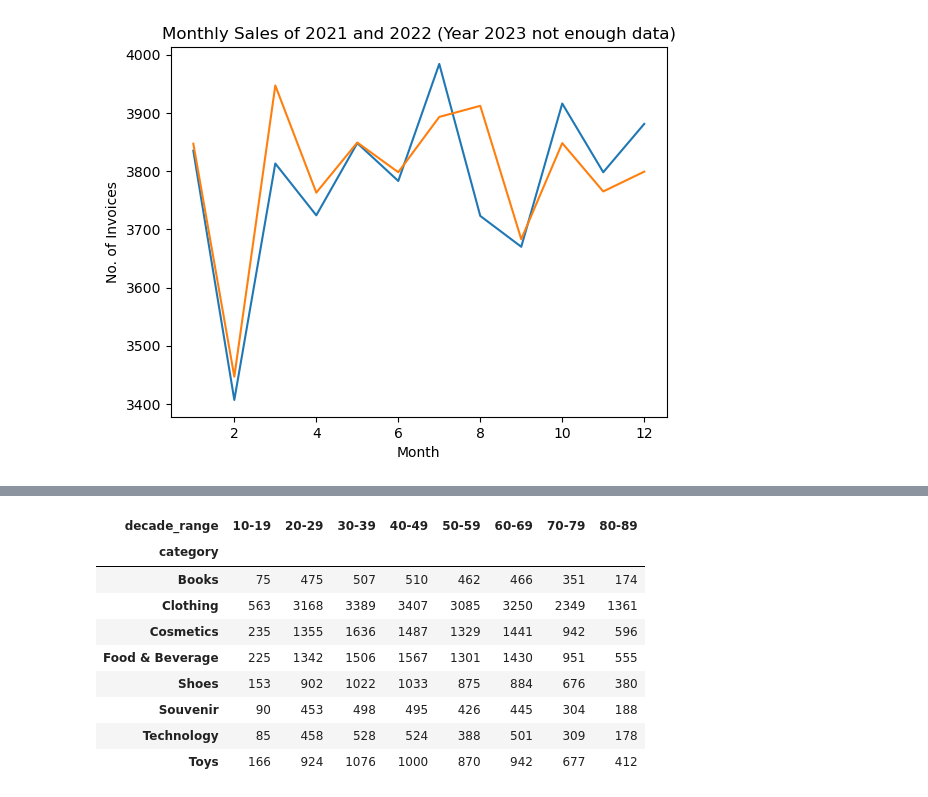
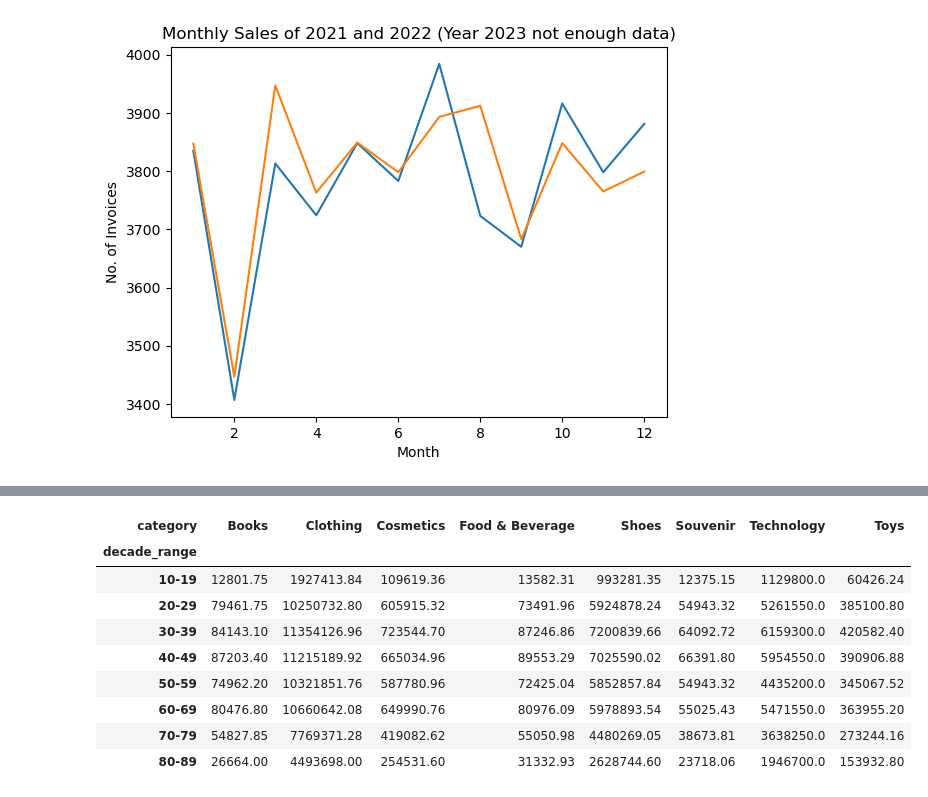
Before and after one commit to RenzOlav/ITM, a Jupyter notebook: sales-data.ipynb, the cells around one changed output, grey strips where cells are left out. Cells and saved outputs as stored; diff of their text form; code cells hidden in the pictures.

```diff
--- a/sales-data.ipynb
+++ b/sales-data.ipynb
@@ -170,23 +171,24 @@ lamesa
 # %%
+# Using sum
 new_df = df3[['revenue','category','age']].copy()
 
 new_df = new_df.dropna()
 
 new_df['decade_range'] = new_df['age'].apply(lambda x: str(int(x//10*10))+"-"+str(int(x//10*10+9)) if x != None else x)
 
 table = pd.pivot_table(new_df, values='revenue', index=['category'],
-                       columns=['decade_range'], aggfunc=len)
+                       columns=['decade_range'], aggfunc=np.sum)
 
 
-table
+table.transpose()
 # %% [output]
-| decade_range | 10-19 | 20-29 | 30-39 | 40-49 | 50-59 | 60-69 | 70-79 | 80-89 |
-| category |  |  |  |  |  |  |  |  |
-| Books | 75 | 475 | 507 | 510 | 462 | 466 | 351 | 174 |
-| Clothing | 563 | 3168 | 3389 | 3407 | 3085 | 3250 | 2349 | 1361 |
-| Cosmetics | 235 | 1355 | 1636 | 1487 | 1329 | 1441 | 942 | 596 |
-| Food & Beverage | 225 | 1342 | 1506 | 1567 | 1301 | 1430 | 951 | 555 |
-| Shoes | 153 | 902 | 1022 | 1033 | 875 | 884 | 676 | 380 |
-| Souvenir | 90 | 453 | 498 | 495 | 426 | 445 | 304 | 188 |
-| Technology | 85 | 458 | 528 | 524 | 388 | 501 | 309 | 178 |
-| Toys | 166 | 924 | 1076 | 1000 | 870 | 942 | 677 | 412 |
+| category | Books | Clothing | Cosmetics | Food & Beverage | Shoes | Souvenir | Technology | Toys |
+| decade_range |  |  |  |  |  |  |  |  |
+| 10-19 | 12801.75 | 1927413.84 | 109619.36 | 13582.31 | 993281.35 | 12375.15 | 1129800.0 | 60426.24 |
+| 20-29 | 79461.75 | 10250732.80 | 605915.32 | 73491.96 | 5924878.24 | 54943.32 | 5261550.0 | 385100.80 |
+| 30-39 | 84143.10 | 11354126.96 | 723544.70 | 87246.86 | 7200839.66 | 64092.72 | 6159300.0 | 420582.40 |
+| 40-49 | 87203.40 | 11215189.92 | 665034.96 | 89553.29 | 7025590.02 | 66391.80 | 5954550.0 | 390906.88 |
+| 50-59 | 74962.20 | 10321851.76 | 587780.96 | 72425.04 | 5852857.84 | 54943.32 | 4435200.0 | 345067.52 |
+| 60-69 | 80476.80 | 10660642.08 | 649990.76 | 80976.09 | 5978893.54 | 55025.43 | 5471550.0 | 363955.20 |
+| 70-79 | 54827.85 | 7769371.28 | 419082.62 | 55050.98 | 4480269.05 | 38673.81 | 3638250.0 | 273244.16 |
+| 80-89 | 26664.00 | 4493698.00 | 254531.60 | 31332.93 | 2628744.60 | 23718.06 | 1946700.0 | 153932.80 |
```
Also changed, not shown: parts of 3 cells of this notebook, 2 other files.
